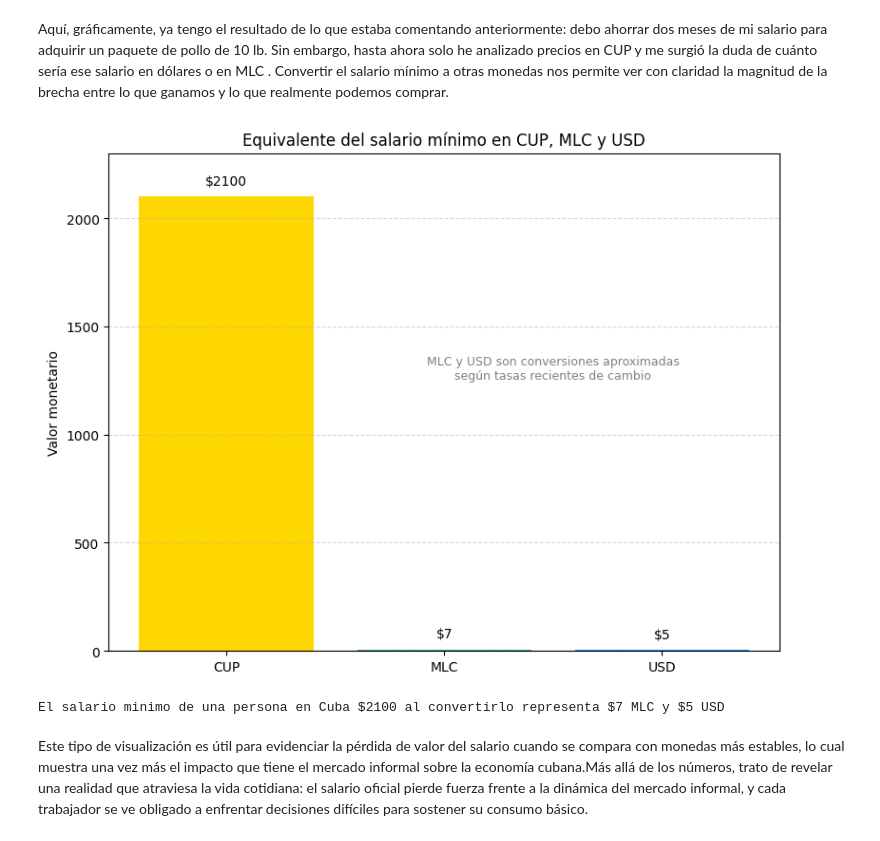
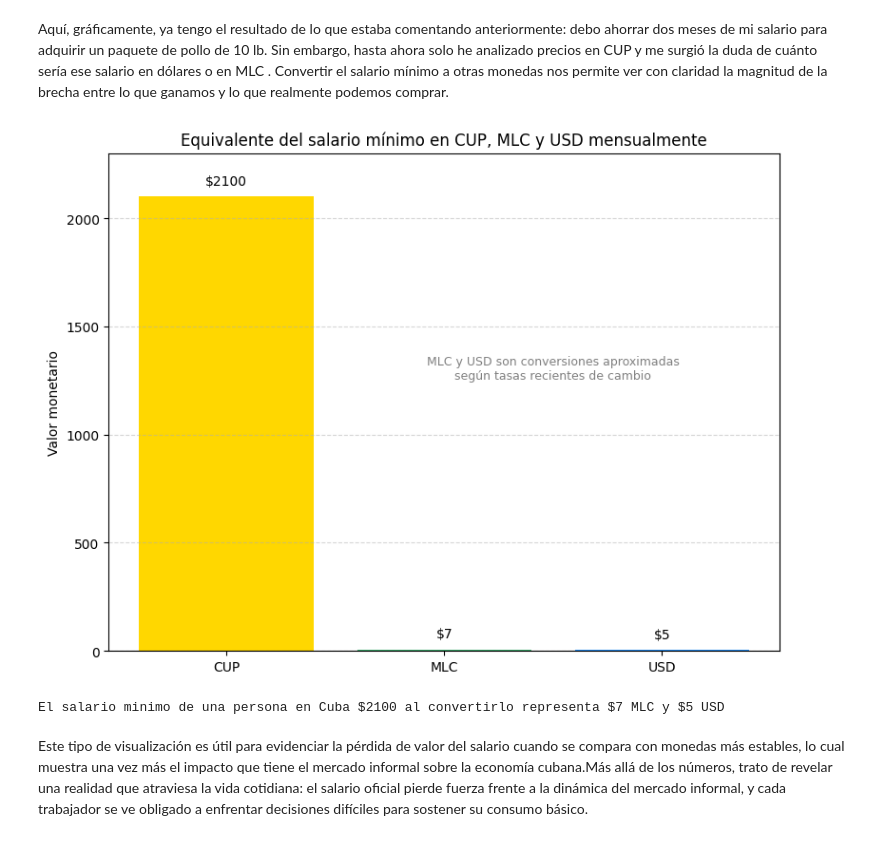
Before and after one commit to WilliamTMC/Proyecto45, a Jupyter notebook: analizando varios productos.ipynb, the cells around one changed output. Saved outputs shown, nothing was run; the diff lists cells and outputs as text; code cells hidden in the pictures.

```diff
--- a/analizando varios productos.ipynb
+++ b/analizando varios productos.ipynb
@@ -690,45 +504,26 @@ plt.show()
 # %% [markdown]
 Aquí, gráficamente, ya tengo el resultado de lo que estaba comentando anteriormente: debo ahorrar dos meses de mi salario para adquirir un paquete de pollo de 10 lb. Sin embargo, hasta ahora solo he analizado precios en CUP y me surgió la duda de cuánto sería ese salario en dólares o en MLC . Convertir el salario mínimo a otras monedas nos permite ver con claridad la magnitud de la brecha entre lo que ganamos y lo que realmente podemos comprar.
 # %%
-import matplotlib.pyplot as plt
-from Funciones.biblioteca import convertir_mlc_usd
+from Funciones.biblioteca import convertir_mlc_usd,grafco_salario_mensual
+
+#Recordando
 mlc_ordenado#precios que ha tomado el mlc a lo largo del tiempo
 usd_ordenado#precios que ha tomado el usd a lo largo del tiempo
 salario#salario minimo de una persona
+
 #Creo dos variables para almacenar cuanto representa el salario en USD y en MLC
 salario_usd = convertir_mlc_usd(salario,usd_ordenado[-1])
 salario_mlc = convertir_mlc_usd(salario,mlc_ordenado[-1])
 
-# Preparar datos
-monedas = ['CUP', 'MLC', 'USD']
-valores = [salario, salario_mlc, salario_usd]
-colores = ['gold', 'mediumseagreen', 'dodgerblue']
+#Grafico
+#Utilizo la funcion (grafco_salario_mensual) la cual me muestra un grafico de barras comparativas entre el equivalente de un salario minimo cubano en mlc y en usd mensual
+#Paramentros(salario,salario convertido a mlc,salario convertido a usd)
+grafico10 = grafco_salario_mensual(salario,salario_mlc,salario_usd)
 
-# Crear gráfico
-plt.figure(figsize=(8,6))
-barras = plt.bar(monedas, valores, color=colores)
-
-# Etiquetas encima de cada barra
-for i, valor in enumerate(valores):
-    plt.text(i, valor + salario * 0.02, f"${valor}", ha='center', va='bottom', fontsize=10)
-
-# Personalización
-plt.title("Equivalente del salario mínimo en CUP, MLC y USD")
-plt.ylabel("Valor monetario")
-plt.ylim(0, salario + 200)
-plt.grid(axis='y', linestyle='--', alpha=0.5)
-
-# Anotación
-plt.text(1.5, salario * 0.6,
-         "MLC y USD son conversiones aproximadas\nsegún tasas recientes de cambio",
-         ha='center', fontsize=9, color='gray')
-
-plt.tight_layout()
-plt.show()
-
+#Muestro lo reflejado en el grafico
 print(f"El salario minimo de una persona en Cuba ${salario} al convertirlo representa ${salario_mlc} MLC y ${salario_usd} USD")
 # %% [output]
-[figure, old version]
+[figure, new version]
 El salario minimo de una persona en Cuba $2100 al convertirlo representa $7 MLC y $5 USD
 # %% [markdown]
 Este tipo de visualización es útil para evidenciar la pérdida de valor del salario cuando se compara con monedas más estables, lo cual muestra una vez más el impacto que tiene el mercado informal sobre la economía cubana.Más allá de los números, trato de revelar una realidad que atraviesa la vida cotidiana: el salario oficial pierde fuerza frente a la dinámica del mercado informal, y cada trabajador se ve obligado a enfrentar decisiones difíciles para sostener su consumo básico.
```
Also changed, not shown: parts of 15 cells of this notebook, 1 other file.
